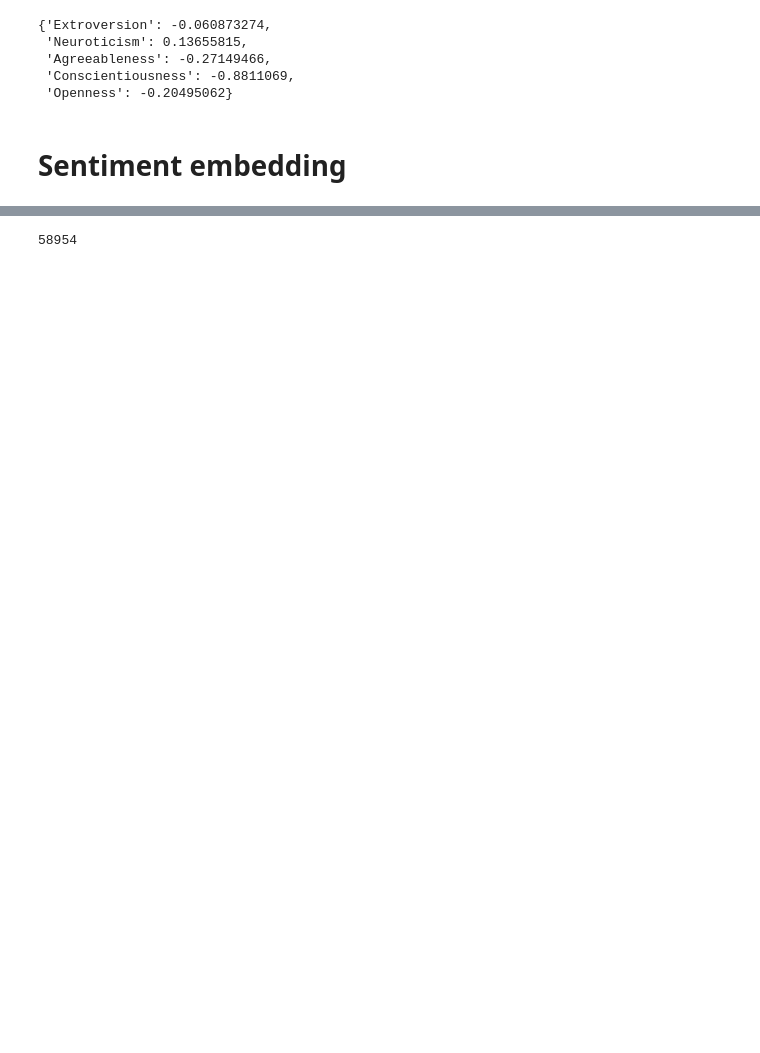
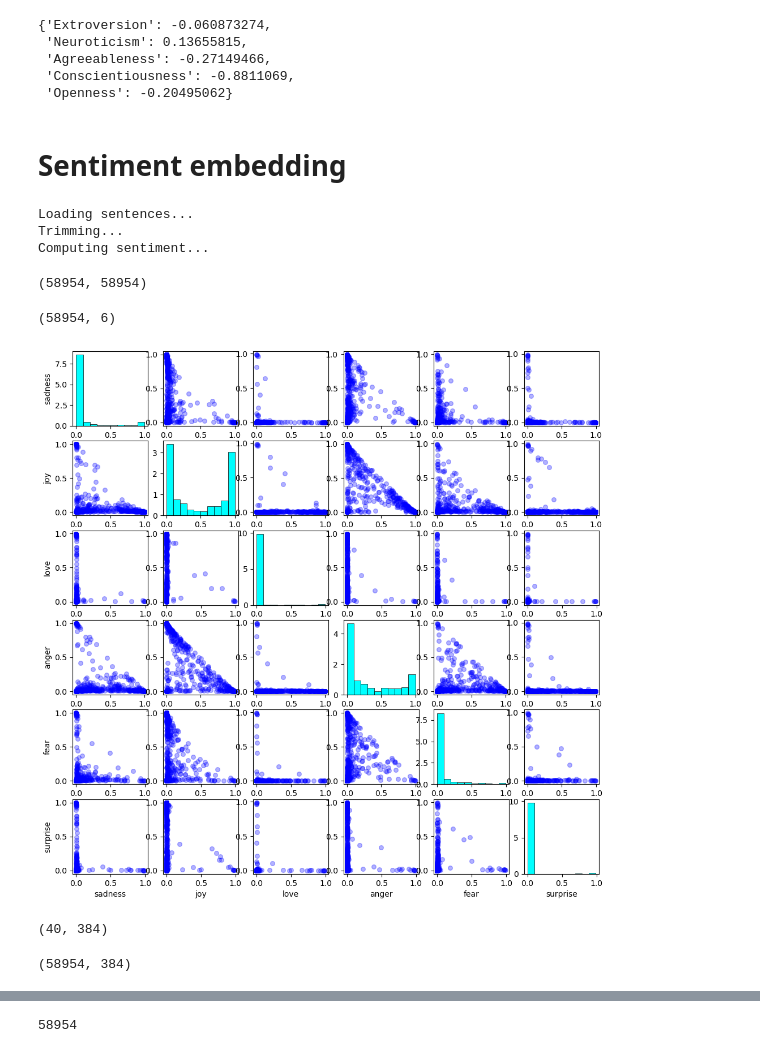
Before and after one commit to stmorse/reddit, a Jupyter notebook: analysis/sandbox3_nontopic.ipynb, the cells around one changed output, grey strips where cells are left out. Saved outputs shown, nothing was run; the diff lists cells and outputs as text; code cells hidden in the pictures; blank space fills up the shorter version.

```diff
--- a/analysis/sandbox3_nontopic.ipynb
+++ b/analysis/sandbox3_nontopic.ipynb
@@ -80,0 +73,42 @@ BASE_PATH = '/sciclone/geograd/stmorse/reddit/'
+# %%
+classifier = transformers.pipeline(
+    'text-classification',
+    model='bhadresh-savani/distilbert-base-uncased-emotion',
+    device='cuda',
+    top_k=None)
+# %%
+years = [2007]
+months = ['01']
+
+labels = ['sadness', 'joy', 'love', 'anger', 'fear', 'surprise']
+
+for year, month in [(yr, mo) for yr in years for mo in months]:
+    embeddings = []
+
+    print('Loading sentences...')
+    sentences = utils.load_sentences_bz2(DATA_PATH, year, month)
+
+    # crude truncate so we don't exceed max sequence length
+    print('Trimming...')
+    sentences = [s[:500] for s in sentences]
+
+    print('Computing sentiment...')
+    predictions = classifier(sentences)
+
+    for p in predictions:
+        label_to_score = {entry['label']: entry['score'] for entry in p}
+        embeddings.append([label_to_score[label] for label in labels])
+# %% [output]
+Loading sentences...
+Trimming...
+Computing sentiment...
+# %%
+len(sentences), len(embeddings)
+# %% [output]
+(58954, 58954)
+# %%
+embeddings = np.array(embeddings)
+# %%
+embeddings.shape
+# %% [output]
+(58954, 6)
@@ -80,0 +118,35 @@ BASE_PATH = '/sciclone/geograd/stmorse/reddit/'
+# %%
+fig, axs = plt.subplots(6,6, figsize=(12,12))
+
+sample_rate = 0.01
+L = embeddings.shape[0]
+rng = np.random.default_rng(seed=123)
+sidx = rng.choice(L, size=int(sample_rate * L), replace=False)
+
+for i, j in [(ii, jj) for ii in range(6) for jj in range(6)]:
+    if i==j:
+        axs[i,j].hist(embeddings[sidx, i],
+                      density=True, facecolor='cyan',
+                      edgecolor='k', linewidth=0.5)
+    else:
+        axs[i,j].scatter(embeddings[sidx, i], embeddings[sidx, j], s=30, c='b', alpha=0.3)
+
+    if i==5:
+        axs[5,j].set_xlabel(labels[j])
+    if j==0:
+        axs[i,0].set_ylabel(labels[i])
+
+plt.show()
+# %% [output]
+[figure, added]
+# %%
+cluster_centers = utils.load_cc('mbkm_40_2007_td2_cc', base_path=BASE_PATH+'td2/')
+num_clusters = cluster_centers.shape[0]
+cluster_centers.shape
+# %% [output]
+(40, 384)
+# %%
+topic_embeddings = utils.load_npz(BASE_PATH, 2007, '01', 'embeddings')
+topic_embeddings.shape
+# %% [output]
+(58954, 384)
```
Also changed, not shown: parts of 25 cells of this notebook, 3 other files.
